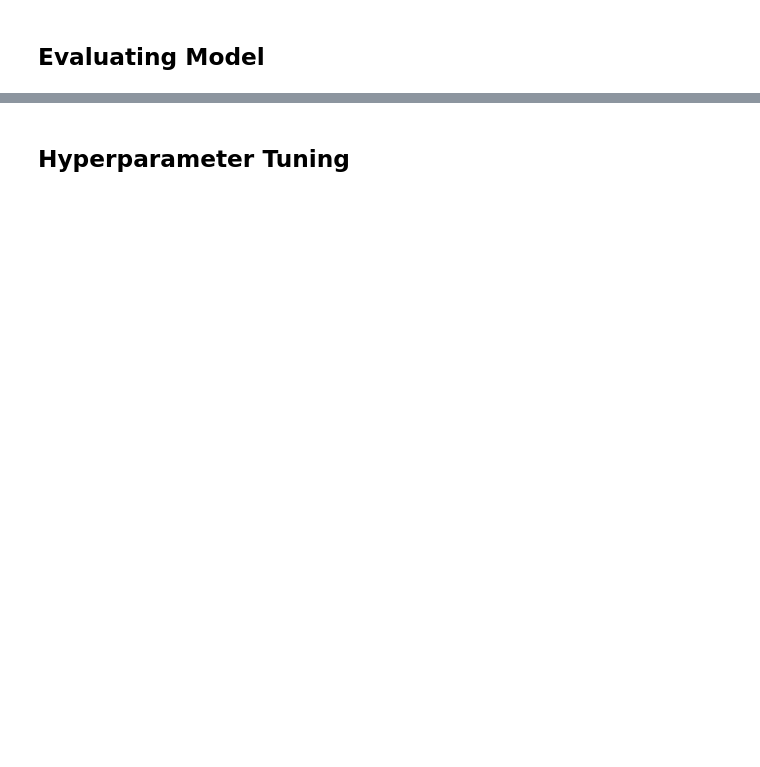
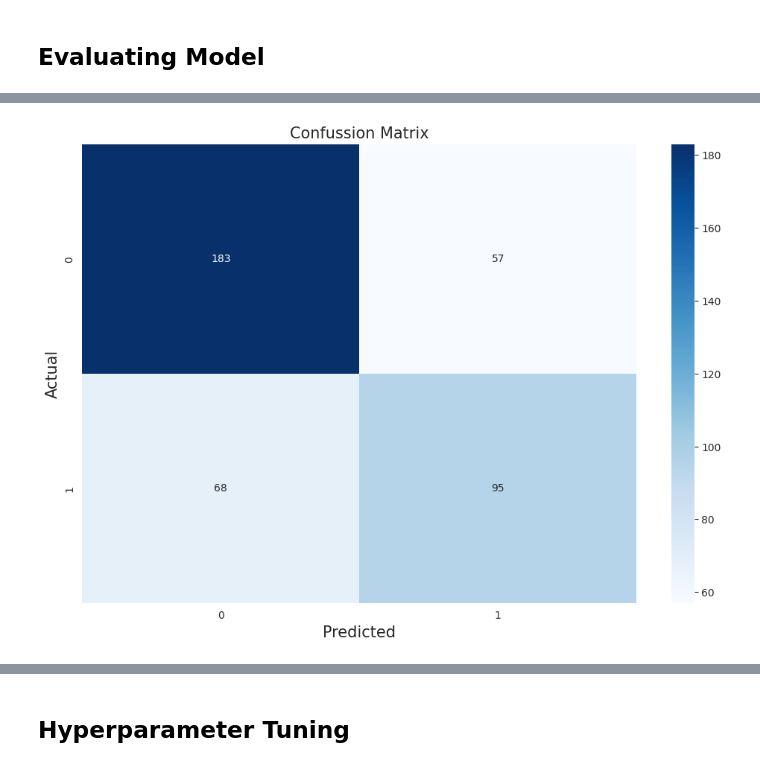
Before and after one commit to Refanz/water-quality-ml, a Jupyter notebook: notebook.ipynb, the cells around one changed output, grey strips where cells are left out. Saved outputs shown, nothing was run; the diff lists cells and outputs as text; code cells hidden in the pictures; blank space fills up the shorter version.

Commit message:
finish modelling with svm

```diff
--- a/notebook.ipynb
+++ b/notebook.ipynb
@@ -95,0 +229,10 @@ plt.show()
+# %%
+scaler = MinMaxScaler()
+
+X_train_std = scaler.fit_transform(X_train)
+X_test_std = scaler.transform(X_test)
+
+X_train_std = pd.DataFrame(X_train_std, columns=X.columns)
+X_test_std = pd.DataFrame(X_test_std, columns=X.columns)
+
+X_train_std
@@ -95,0 +259,6 @@ plt.show()
+# %%
+smote = SMOTE(random_state=42)
+
+X_train_resampled, y_train_resampled = smote.fit_resample(X_train_std, y_train)
+
+print("Distirbusi kelas Potability setelah SMOTE: ", Counter(y_train_resampled))
@@ -96,2 +267,7 @@ plt.show()
 # %% [markdown]
 ## Modeling
+# %%
+rf = RandomForestClassifier(random_state=42).fit(X_train_resampled, y_train_resampled)
+svm = SVC(random_state=42).fit(X_train_resampled, y_train_resampled)
+
+print("Training model selesai!")
@@ -98,2 +276,8 @@ plt.show()
 # %% [markdown]
 ## Evaluating Model
+# %%
+y_pred = rf.predict(X_test_std)
+cm = confusion_matrix(y_test, y_pred)
+
+y_pred_2 = svm.predict(X_test_std)
+cm2 = confusion_matrix(y_test, y_pred_2)
@@ -99,0 +310,12 @@ plt.show()
+# %%
+def plot_confusion_matrix(cm):
+    plt.figure(figsize=(12, 8))
+    sns.heatmap(cm, annot=True, fmt='d', cmap='Blues')
+    plt.xlabel('Predicted', fontsize=15)
+    plt.ylabel('Actual', fontsize=15)
+    plt.title('Confussion Matrix', fontsize=15)
+    plt.show()
+
+plot_confusion_matrix(cm)
+# %% [output]
+[figure, added]
```
Also changed, not shown: parts of 33 cells of this notebook, 1 other file.
